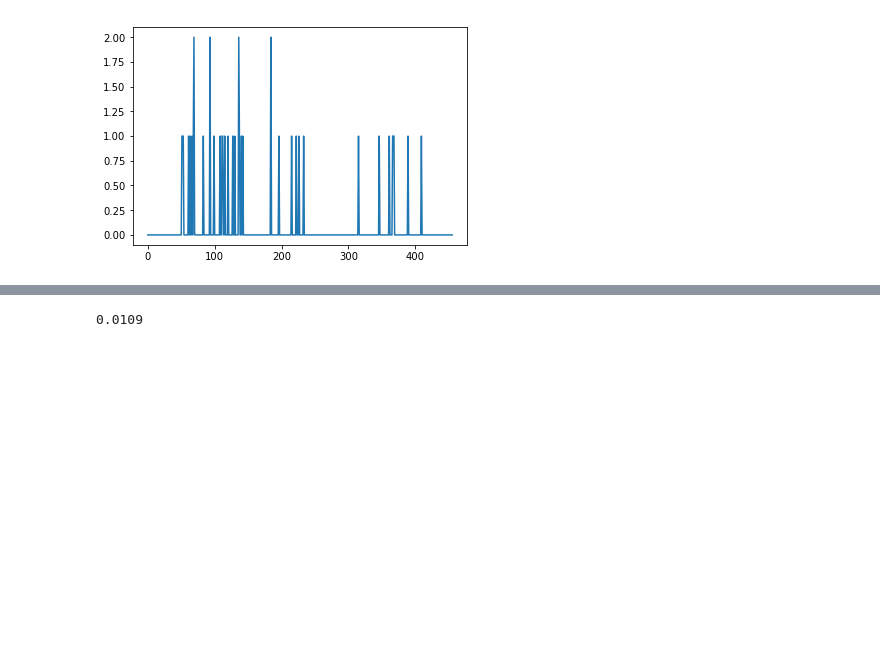
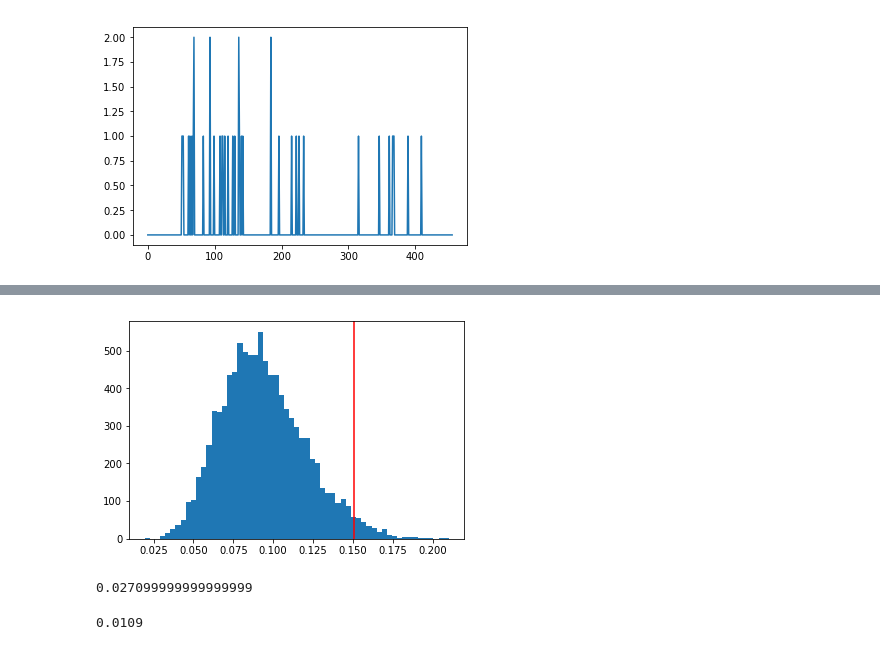
Before and after one commit to michaeljets/induced_seismicity, a Jupyter notebook: code/frank_modified_spearmans.ipynb, the cells around one changed output, grey strips where cells are left out. Cells and saved outputs as stored; diff of their text form; code cells hidden in the pictures; blank space fills up the shorter version.

Commit message:
added timelag and block permute

```diff
--- a/code/frank_modified_spearmans.ipynb
+++ b/code/frank_modified_spearmans.ipynb
@@ -146,3 +211,13 @@ corr_test(eq_ranks, water_ranks)
+# %%
+og = largest_corr(eq_ranks, water_ranks)
+s = simulate_by_block(eq_ranks, water_ranks, 1,3)
+plt.hist(s, bins = 'auto')
+plt.axvline(x = og, color = 'red')
+plt.show()
+p_value(s, og)
+# %% [output]
+[figure, added]
+0.027099999999999999
 # %%
 eq1 = eq.flatten()
 s = simulate(eq1, water)
```
Also changed, not shown: parts of 6 cells of this notebook.
